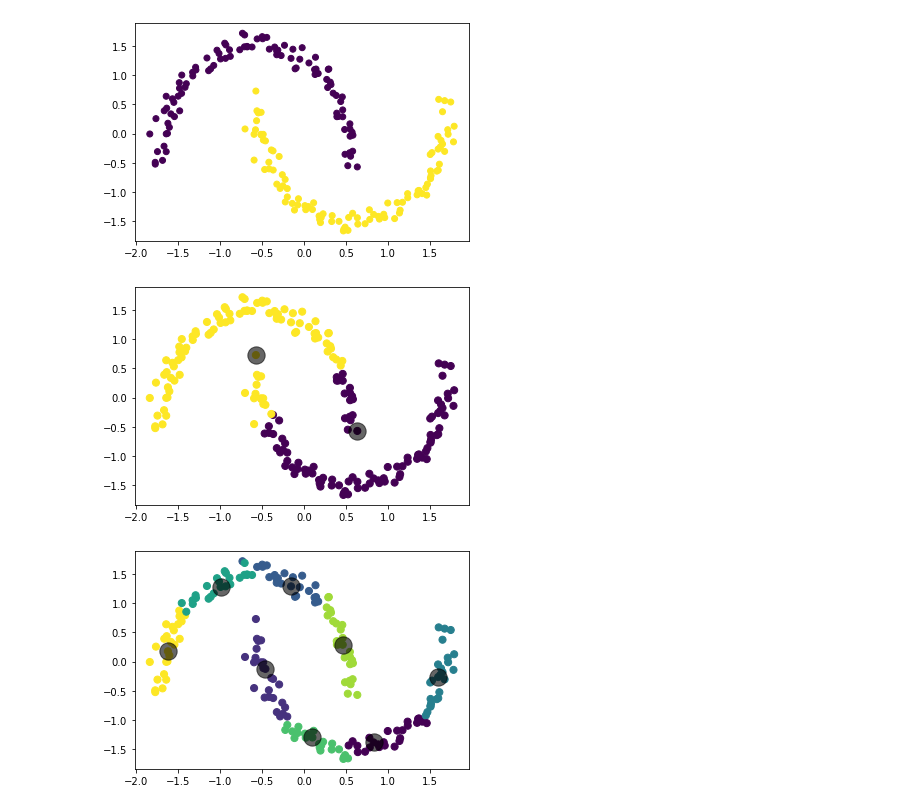
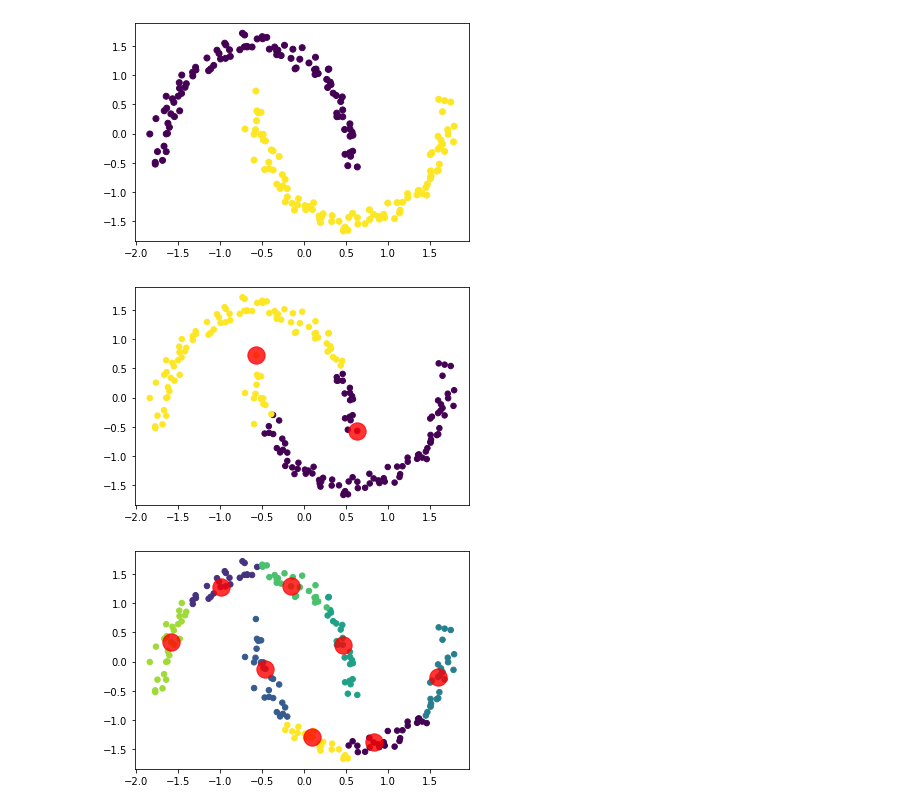
Before and after one commit to BurovNV/MyRepo, a Jupyter notebook: Clust_GMM_EM.ipynb, the cells around one changed output. Drawn from its saved outputs; the diff is of its cells as text; code cells hidden in the pictures.

```diff
--- a/Clust_GMM_EM.ipynb
+++ b/Clust_GMM_EM.ipynb
@@ -26,47 +26,49 @@ plt.show();
 # обучение для 2 кластеров
 n_clusters = 2
 # создание экземпляра класса
-GM = GaussianMixture(n_components=n_clusters, # ожидаем 2 кластера
-                      covariance_type='full')  # произвольная форма кластера
-# обучение модели
-cluster = GM.fit(x_std)
+GM_2 = GaussianMixture(n_components=n_clusters, # ожидаем 2 кластера
+                      covariance_type='full')   # произвольная форма кластера
+# обучение модели для 2 кластеров
+cluster = GM_2.fit(x_std)
 # точные метки кластеров
-pred_GM = cluster.predict(x_std)
+pred_GM_2 = cluster.predict(x_std)
 # вероятности отнесения к кластерам
-prob_GM = cluster.predict_proba(x_std)
-
+prob_GM_2 = cluster.predict_proba(x_std)
+# матрица для координат центров
 centers = np.zeros((n_clusters,
-                    x_std.shape[1]))           # матрица для координат центров
+                    x_std.shape[1]))
+# печать
 for i in range(n_clusters):
     density = mvn(cov=cluster.covariances_[i],
                   mean=cluster.means_[i]).logpdf(x_std)
     centers[i, :] = x_std[np.argmax(density)]
 
-plt.scatter(x_std[:, 0], x_std[:, 1],c=pred_GM ,s=50, cmap='viridis')
-plt.scatter(centers[:, 0], centers[:, 1],c='black', s=300, alpha=0.6);
+plt.scatter(x_std[:, 0], x_std[:, 1],c=pred_GM_2 ,s=30, cmap='viridis')
+plt.scatter(centers[:, 0], centers[:, 1],c='red', s=300, alpha=0.8);
 # %% [output]
-[figure, old version]
+[figure, new version]
 # %%
 # обучение для 8 кластеров
 n_clusters = 8
 # создание экземпляра класса
-GM = GaussianMixture(n_components=n_clusters, # ожидаем 2 кластера
-                      covariance_type='full')  # произвольная форма кластера
-# обучение модели
-cluster = GM.fit(x_std)
+GM_8 = GaussianMixture(n_components=n_clusters, # ожидаем 2 кластера
+                      covariance_type='full')   # произвольная форма кластера
+# обучение модели для 2 кластеров
+cluster = GM_8.fit(x_std)
 # точные метки кластеров
-pred_GM = cluster.predict(x_std)
+pred_GM_8 = cluster.predict(x_std)
 # вероятности отнесения к кластерам
-prob_GM = cluster.predict_proba(x_std)
-
+prob_GM_8 = cluster.predict_proba(x_std)
+# матрица для координат центров
 centers = np.zeros((n_clusters,
-                    x_std.shape[1]))           # матрица для координат центров
+                    x_std.shape[1]))
+# печать
 for i in range(n_clusters):
     density = mvn(cov=cluster.covariances_[i],
                   mean=cluster.means_[i]).logpdf(x_std)
     centers[i, :] = x_std[np.argmax(density)]
 
-plt.scatter(x_std[:, 0], x_std[:, 1],c=pred_GM ,s=50, cmap='viridis')
-plt.scatter(centers[:, 0], centers[:, 1],c='black', s=300, alpha=0.6);
+plt.scatter(x_std[:, 0], x_std[:, 1],c=pred_GM_8 ,s=30, cmap='viridis')
+plt.scatter(centers[:, 0], centers[:, 1],c='red', s=300, alpha=0.8);
 # %% [output]
-[figure, old version]
+[figure, new version]
```
Also changed, not shown: parts of 4 cells of this notebook.
